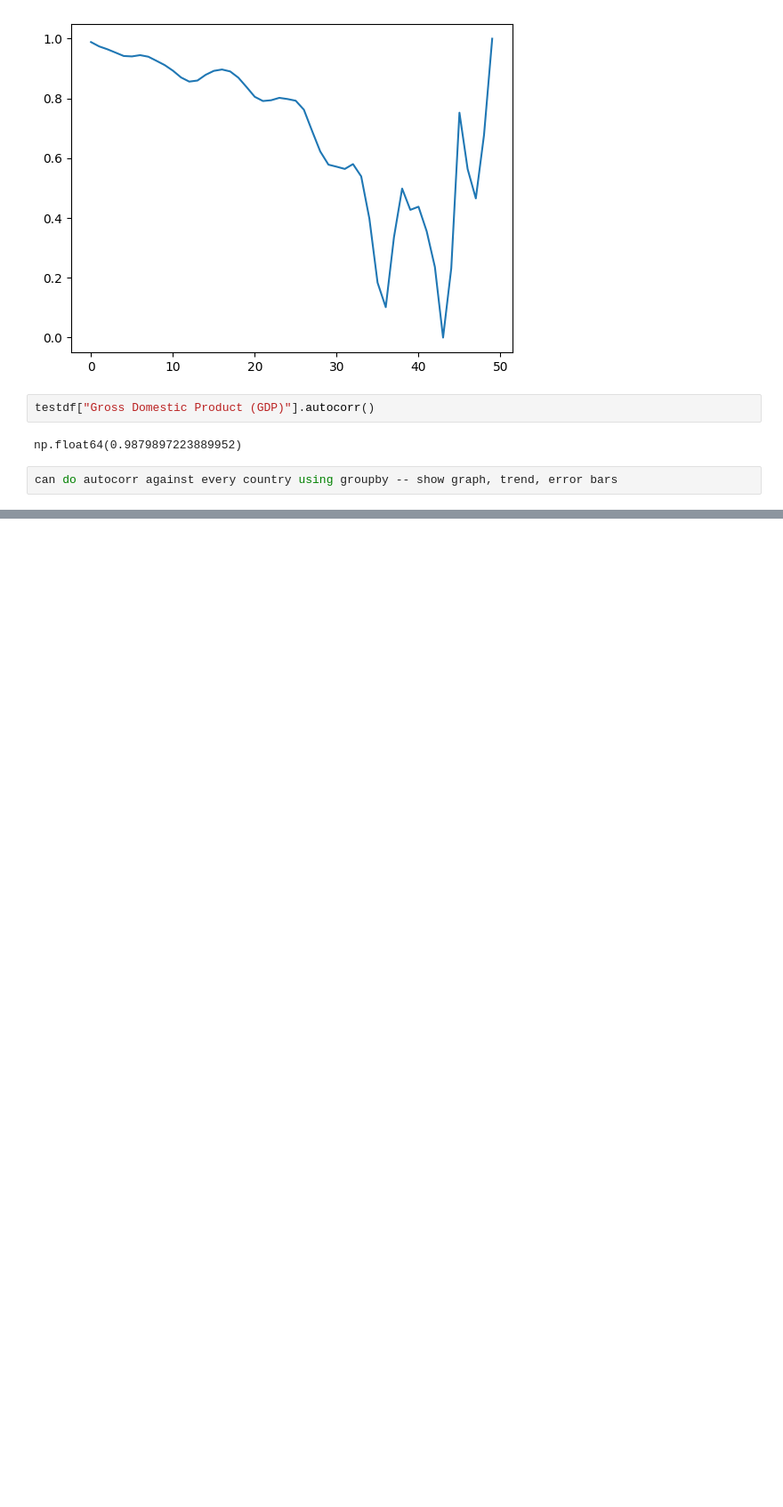
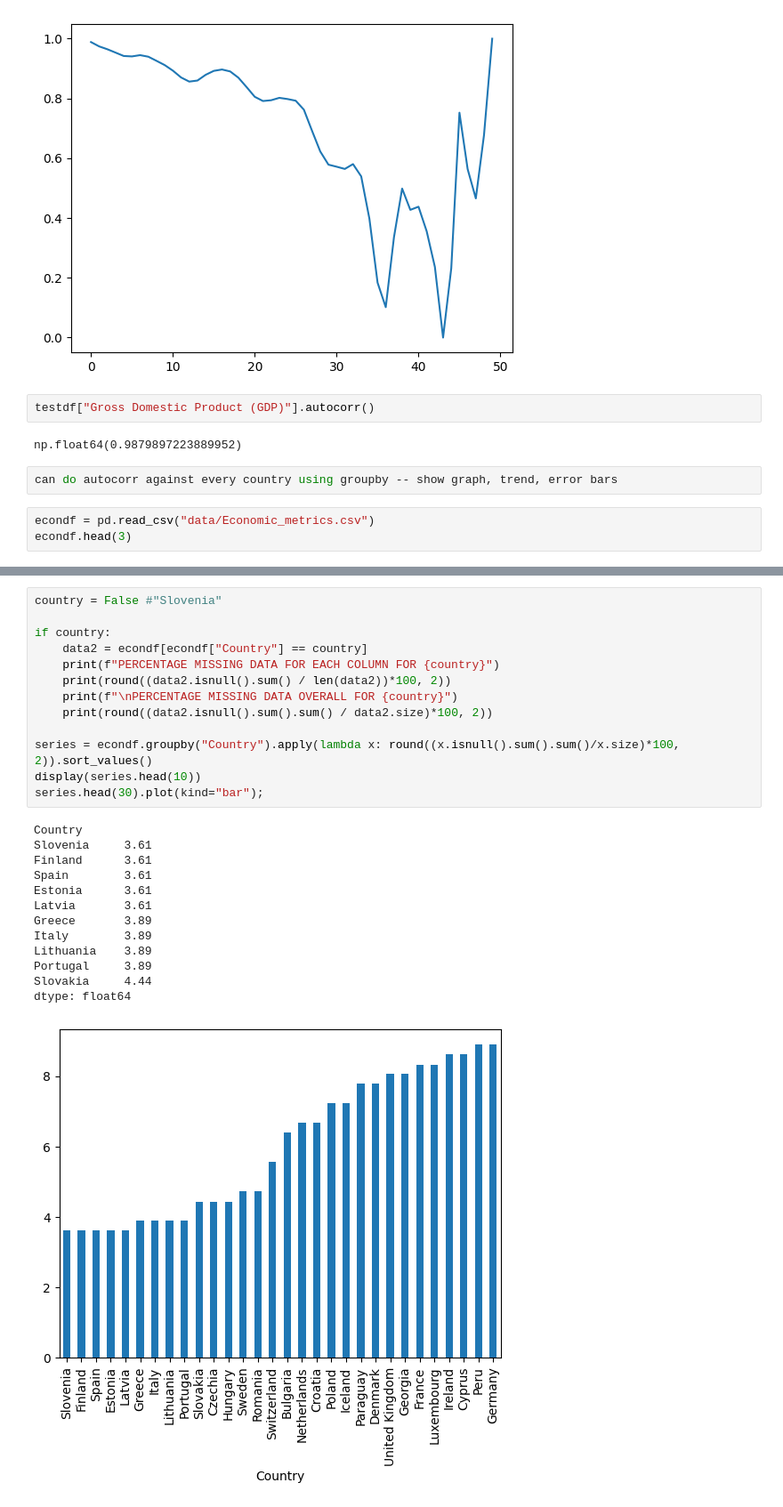
Before and after one commit to Orilly/data-science-summative, a Jupyter notebook: cleaning.ipynb, the cells around one changed output, grey strips where cells are left out. Shown at 89% size. Saved outputs shown, nothing was run; the diff lists cells and outputs as text; blank space fills up the shorter version.

```diff
--- a/cleaning.ipynb
+++ b/cleaning.ipynb
@@ -238,3 +235,6 @@ testdf["Gross Domestic Product (GDP)"].autocorr()
 np.float64(0.9879897223889952)
 # %%
 can do autocorr against every country using groupby -- show graph, trend, error bars
+# %%
+econdf = pd.read_csv("data/Economic_metrics.csv")
+econdf.head(3)
@@ -240,0 +299,27 @@ can do autocorr against every country using groupby -- show graph, trend, error
+# %%
+country = False #"Slovenia"
+
+if country:
+    data2 = econdf[econdf["Country"] == country]
+    print(f"PERCENTAGE MISSING DATA FOR EACH COLUMN FOR {country}")
+    print(round((data2.isnull().sum() / len(data2))*100, 2))
+    print(f"\nPERCENTAGE MISSING DATA OVERALL FOR {country}")
+    print(round((data2.isnull().sum().sum() / data2.size)*100, 2))
+
+series = econdf.groupby("Country").apply(lambda x: round((x.isnull().sum().sum()/x.size)*100, 2)).sort_values()
+display(series.head(10))
+series.head(30).plot(kind="bar");
+# %% [output]
+Country
+Slovenia     3.61
+Finland      3.61
+Spain        3.61
+Estonia      3.61
+Latvia       3.61
+Greece       3.89
+Italy        3.89
+Lithuania    3.89
+Portugal     3.89
+Slovakia     4.44
+dtype: float64
+[figure, added]
```
Also changed, not shown: parts of 21 cells of this notebook.
